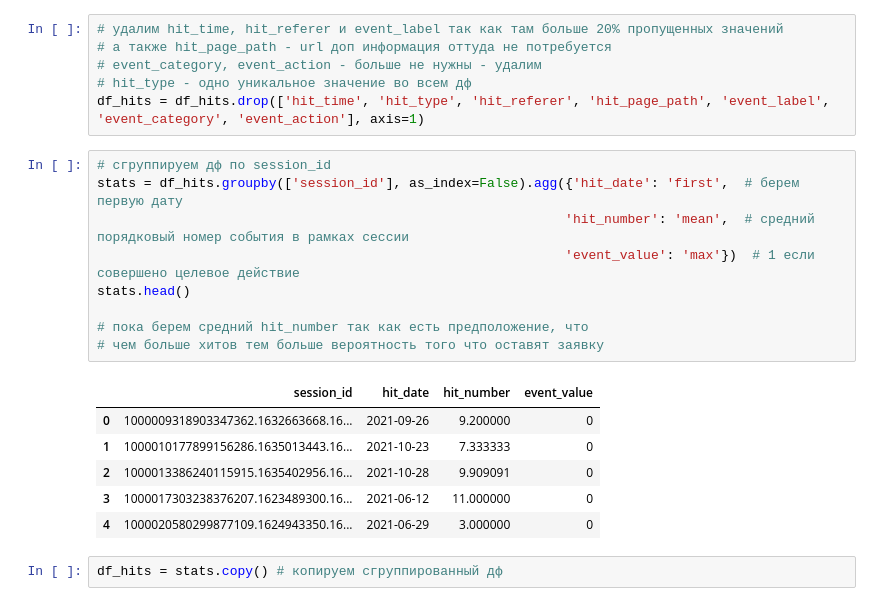
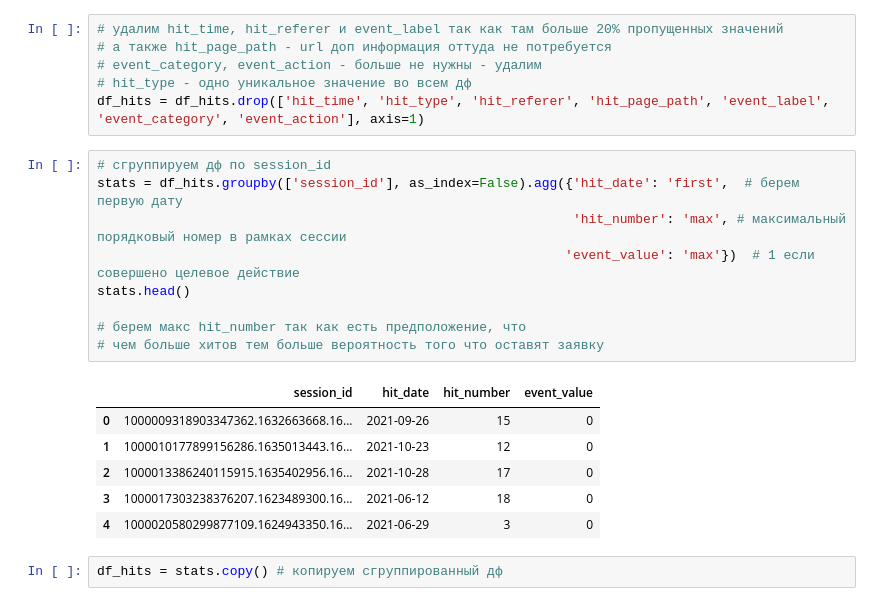
Before and after one commit to Diank/sber-podpiska, a Jupyter notebook: sber_final/model/final_project.ipynb, the cells around one changed output. Drawn from its saved outputs; the diff is of its cells as text.

```diff
--- a/sber_final/model/final_project.ipynb
+++ b/sber_final/model/final_project.ipynb
@@ -321,19 +298,19 @@ df_hits = df_hits.drop(['hit_time', 'hit_type', 'hit_referer', 'hit_page_path',
 # %%
 # сгруппируем дф по session_id
 stats = df_hits.groupby(['session_id'], as_index=False).agg({'hit_date': 'first',  # берем первую дату
-                                                            'hit_number': 'mean',  # средний порядковый номер события в рамках сессии
+                                                             'hit_number': 'max', # максимальный порядковый номер в рамках сессии
                                                             'event_value': 'max'})  # 1 если совершено целевое действие
 stats.head()
 
-# пока берем средний hit_number так как есть предположение, что
+# берем макс hit_number так как есть предположение, что
 # чем больше хитов тем больше вероятность того что оставят заявку
 # %% [output]
 |  | session_id | hit_date | hit_number | event_value |
-| 0 | 1000009318903347362.1632663668.16... | 2021-09-26 | 9.200000 | 0 |
-| 1 | 1000010177899156286.1635013443.16... | 2021-10-23 | 7.333333 | 0 |
-| 2 | 1000013386240115915.1635402956.16... | 2021-10-28 | 9.909091 | 0 |
-| 3 | 1000017303238376207.1623489300.16... | 2021-06-12 | 11.000000 | 0 |
-| 4 | 1000020580299877109.1624943350.16... | 2021-06-29 | 3.000000 | 0 |
+| 0 | 1000009318903347362.1632663668.16... | 2021-09-26 | 15 | 0 |
+| 1 | 1000010177899156286.1635013443.16... | 2021-10-23 | 12 | 0 |
+| 2 | 1000013386240115915.1635402956.16... | 2021-10-28 | 17 | 0 |
+| 3 | 1000017303238376207.1623489300.16... | 2021-06-12 | 18 | 0 |
+| 4 | 1000020580299877109.1624943350.16... | 2021-06-29 | 3 | 0 |
 # %%
 df_hits = stats.copy() # копируем сгруппированный дф
 # %%
```
Also changed, not shown: parts of 63 cells of this notebook.
